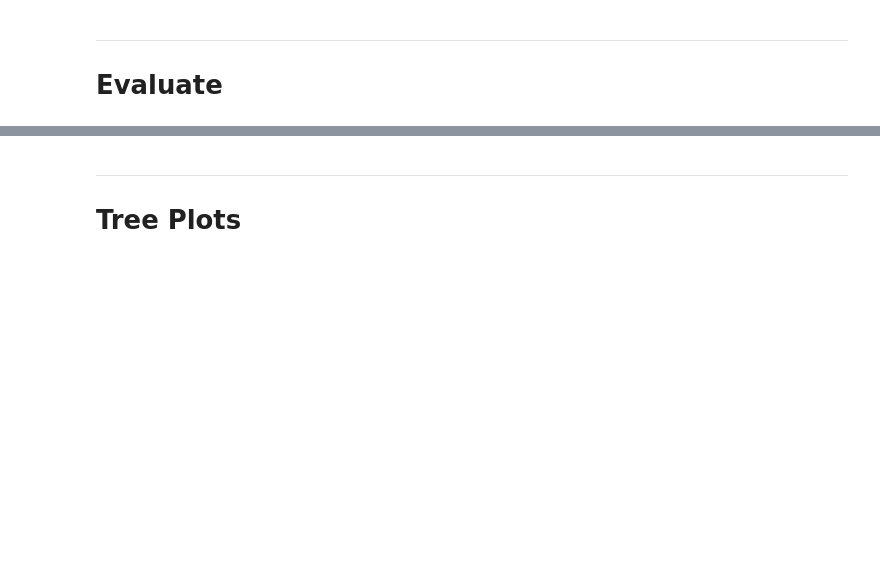
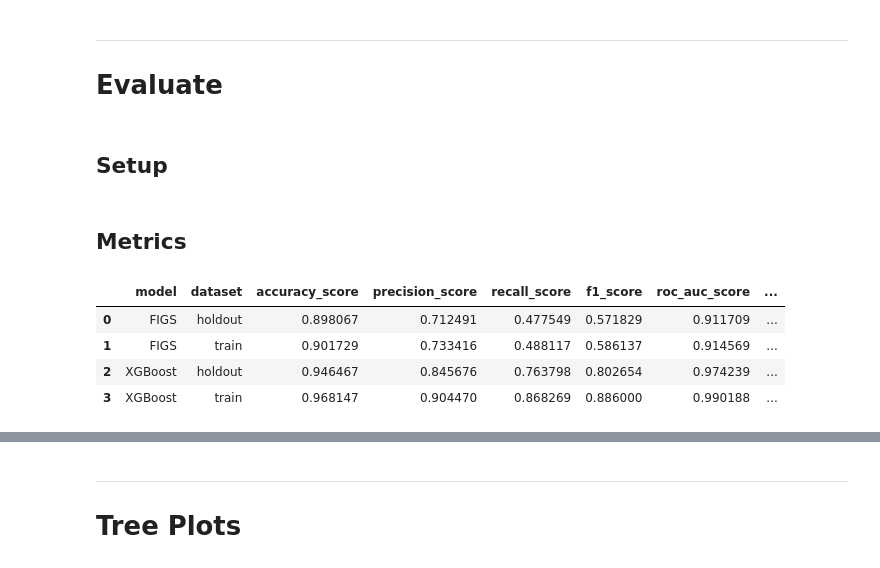
Before and after one commit to mepland/data_science_notes, a Jupyter notebook: plots/figs_demo.ipynb, the cells around one changed output, grey strips where cells are left out. Cells and saved outputs as stored; diff of their text form; code cells hidden in the pictures; blank space fills up the shorter version.

```diff
--- a/plots/figs_demo.ipynb
+++ b/plots/figs_demo.ipynb
@@ -223,3 +280,5 @@ print(f'XGBoost used {model_xgboost.best_ntree_limit} trees and {n_splits_xgboos
 # %% [markdown]
 ***
 # Evaluate
+# %% [markdown]
+## Setup
@@ -226,3 +435,36 @@ print(f'XGBoost used {model_xgboost.best_ntree_limit} trees and {n_splits_xgboos
+# %% [markdown]
+## Metrics
+# %%
+model_metrics_figs = classifier_metrics(model_figs, 'FIGS', X_trainVal, y_trainVal, X_holdout, y_holdout, feat_names)
+model_metrics_xgboost = classifier_metrics(model_xgboost, 'XGBoost', X_train, y_train, X_holdout, y_holdout, feat_names)
+
+metric_rows = []
+for model_metrics in [model_metrics_figs, model_metrics_xgboost]:
+    roc_entries = []
+    for idataset,dataset in enumerate(datasets[::-1]):
+        dataset_metrics = {'model': model_metrics['nname'], 'dataset': dataset}
+        for k,v in model_metrics[dataset].items():
+            if k == 'roc_entry':
+                if 0 < len(roc_entries):
+                    v['name'] = dataset
+                roc_entries.append(v)
+            elif k not in ['confusion_matrix', 'dfp_eval_fpr_tpr', 'dfp_eval_precision_recall', 'dfp_y']:
+                dataset_metrics[k] = v
+        metric_rows.append(dataset_metrics)
+
+    plot_rocs(roc_entries, m_path=f'{output}/roc_curves', rndGuess=False, inverse_log=False, inline=False)
+    plot_rocs(roc_entries, m_path=f'{output}/roc_curves', rndGuess=False, inverse_log=False, precision_recall=True,
+              pop_PPV=model_metrics['holdout']['pop_PPV'], y_axis_params={'min': -0.05}, inline=False)
+
+dfp_metrics = pd.DataFrame(metric_rows)
+dfp_metrics = dfp_metrics.sort_values(by=['model', 'dataset'], ascending=[True, True]).reset_index(drop=True)
+display(dfp_metrics)
+# %% [output]
+|  | model | dataset | accuracy_score | precision_score | recall_score | f1_score | roc_auc_score | ... |
+| 0 | FIGS | holdout | 0.898067 | 0.712491 | 0.477549 | 0.571829 | 0.911709 | ... |
+| 1 | FIGS | train | 0.901729 | 0.733416 | 0.488117 | 0.586137 | 0.914569 | ... |
+| 2 | XGBoost | holdout | 0.946467 | 0.845676 | 0.763798 | 0.802654 | 0.974239 | ... |
+| 3 | XGBoost | train | 0.968147 | 0.904470 | 0.868269 | 0.886000 | 0.990188 | ... |
 # %%
 print(f'XGBoost used {n_splits_xgboost:,} splits vs FIGS {n_splits_figs:,}')
 print(f'That is {n_splits_xgboost-n_splits_figs:,}, or {(n_splits_xgboost-n_splits_figs)/n_splits_figs:,.0%}, more splits!')
```
Also changed, not shown: parts of 85 cells of this notebook, 2 other files.
